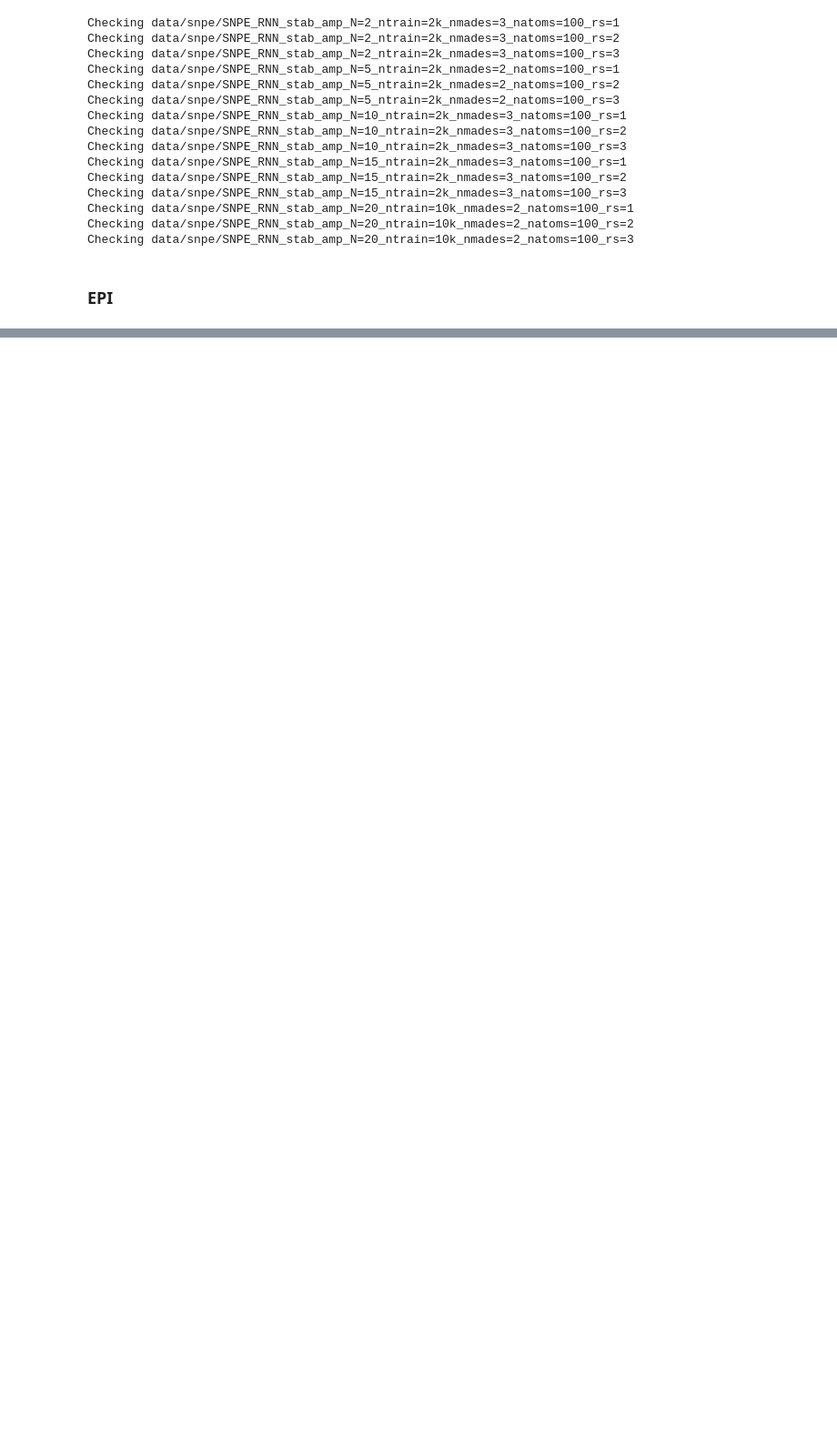
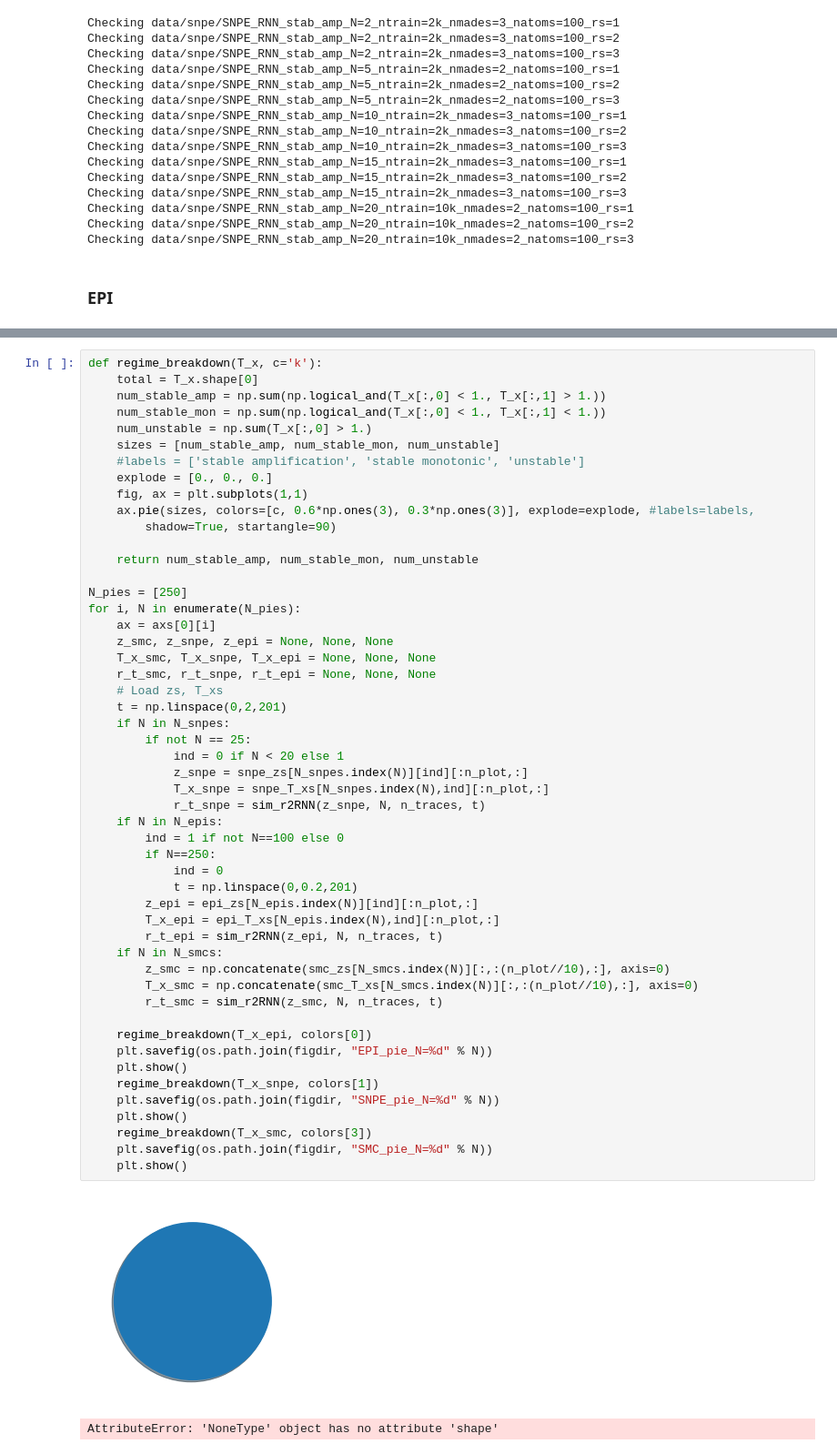
Before and after one commit to cunningham-lab/epi, a Jupyter notebook: notebooks/stab_amp/AnalyzeStableAmp.ipynb, the cells around one changed output, grey strips where cells are left out. Shown: that part at 91% size. Saved outputs shown, nothing was run; the diff lists cells and outputs as text; blank space fills up the shorter version.

Commit message:
stable amplification notebooks

```diff
--- a/notebooks/stab_amp/AnalyzeStableAmp.ipynb
+++ b/notebooks/stab_amp/AnalyzeStableAmp.ipynb
@@ -787,0 +785,54 @@ plt.show()
+# %%
+def regime_breakdown(T_x, c='k'):
+    total = T_x.shape[0]
+    num_stable_amp = np.sum(np.logical_and(T_x[:,0] < 1., T_x[:,1] > 1.))
+    num_stable_mon = np.sum(np.logical_and(T_x[:,0] < 1., T_x[:,1] < 1.))
+    num_unstable = np.sum(T_x[:,0] > 1.)
+    sizes = [num_stable_amp, num_stable_mon, num_unstable]
+    #labels = ['stable amplification', 'stable monotonic', 'unstable']
+    explode = [0., 0., 0.]
+    fig, ax = plt.subplots(1,1)
+    ax.pie(sizes, colors=[c, 0.6*np.ones(3), 0.3*np.ones(3)], explode=explode, #labels=labels,
+        shadow=True, startangle=90)
+
+    return num_stable_amp, num_stable_mon, num_unstable
+
+N_pies = [250]
+for i, N in enumerate(N_pies):
+    ax = axs[0][i]
+    z_smc, z_snpe, z_epi = None, None, None
+    T_x_smc, T_x_snpe, T_x_epi = None, None, None
+    r_t_smc, r_t_snpe, r_t_epi = None, None, None
+    # Load zs, T_xs
+    t = np.linspace(0,2,201)
+    if N in N_snpes:
+        if not N == 25:
+            ind = 0 if N < 20 else 1
+            z_snpe = snpe_zs[N_snpes.index(N)][ind][:n_plot,:]
+            T_x_snpe = snpe_T_xs[N_snpes.index(N),ind][:n_plot,:]
+            r_t_snpe = sim_r2RNN(z_snpe, N, n_traces, t)
+    if N in N_epis:
+        ind = 1 if not N==100 else 0
+        if N==250:
+            ind = 0
+            t = np.linspace(0,0.2,201)
+        z_epi = epi_zs[N_epis.index(N)][ind][:n_plot,:]
+        T_x_epi = epi_T_xs[N_epis.index(N),ind][:n_plot,:]
+        r_t_epi = sim_r2RNN(z_epi, N, n_traces, t)
+    if N in N_smcs:
+        z_smc = np.concatenate(smc_zs[N_smcs.index(N)][:,:(n_plot//10),:], axis=0)
+        T_x_smc = np.concatenate(smc_T_xs[N_smcs.index(N)][:,:(n_plot//10),:], axis=0)
+        r_t_smc = sim_r2RNN(z_smc, N, n_traces, t)
+
+    regime_breakdown(T_x_epi, colors[0])
+    plt.savefig(os.path.join(figdir, "EPI_pie_N=%d" % N))
+    plt.show()
+    regime_breakdown(T_x_snpe, colors[1])
+    plt.savefig(os.path.join(figdir, "SNPE_pie_N=%d" % N))
+    plt.show()
+    regime_breakdown(T_x_smc, colors[3])
+    plt.savefig(os.path.join(figdir, "SMC_pie_N=%d" % N))
+    plt.show()
+# %% [output]
+[figure, added]
+AttributeError: 'NoneType' object has no attribute 'shape'
```
Also changed, not shown: parts of 10 cells of this notebook.
